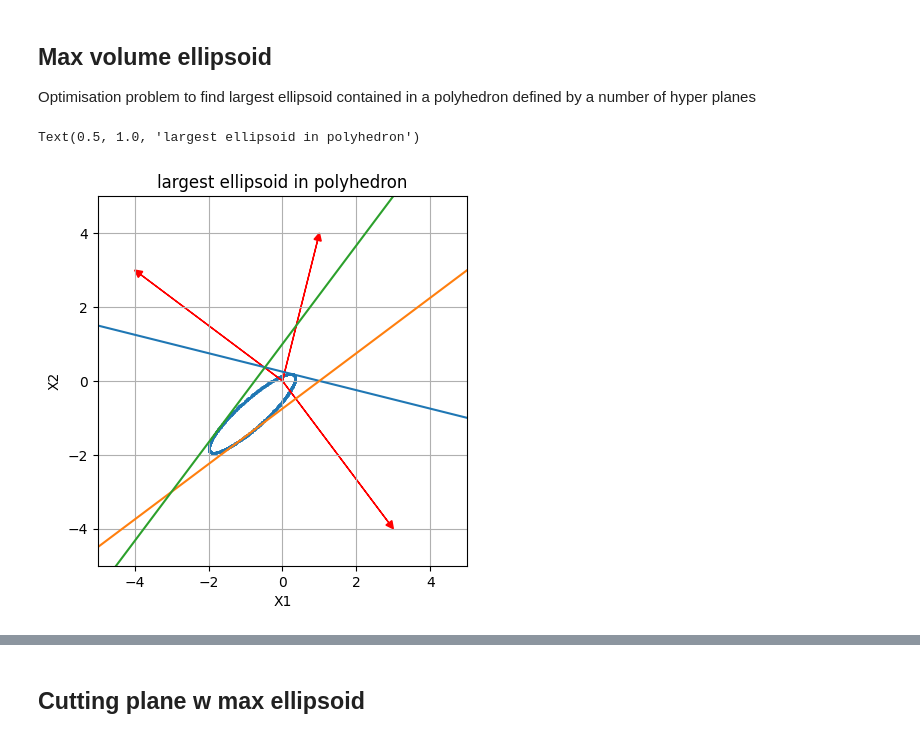
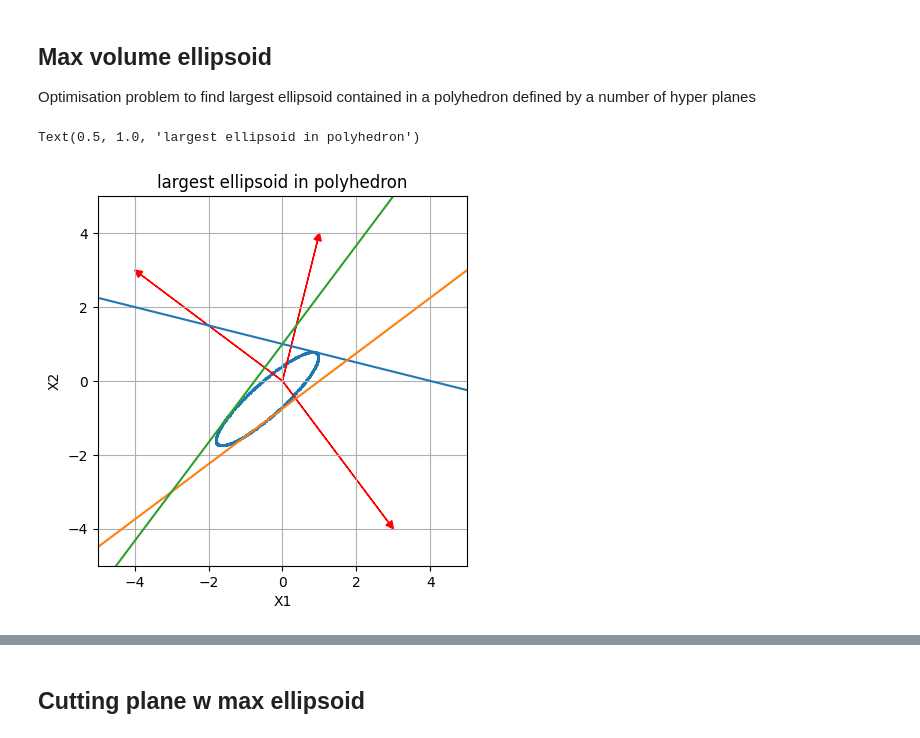
Before and after one commit to FergusCurrie/optimisation, a Jupyter notebook: notebooks/cutting-plane-method.ipynb, the cells around one changed output, grey strips where cells are left out. Saved outputs shown, nothing was run; the diff lists cells and outputs as text; code cells hidden in the pictures.

```diff
--- a/notebooks/cutting-plane-method.ipynb
+++ b/notebooks/cutting-plane-method.ipynb
@@ -75,22 +94,22 @@ def maximum_volume_ellipsoid(polyhedron):
 # %%
 # Init test problem
 A = [[1,4],
      [3,-4],
      [-4,3]]
-b = [1,3, 3]
+b = [4,3, 3]
 
 # RUn max volume ellpsoid program
-value, B, d = maximum_volume_ellipsoid(A)
+value, B, d = maximum_volume_ellipsoid(A, b)
 
 # plot hyperplanes defining polyhedron, then ellipsoid
 u = np.random.randn(2, 1000)
 u = u / np.linalg.norm(u, 2, axis=0)
 u_ = (B @ u) + np.array([d for _ in range(1000)]).T
 fig, ax = plt.subplots()
 ax.scatter(*u_ , s=1)
 for a_, b_ in zip(A,b):
     plot_hyperplane(ax, a_, b_)
 ax.set_title('largest ellipsoid in polyhedron')
 # %% [output]
 Text(0.5, 1.0, 'largest ellipsoid in polyhedron')
-[figure, old version]
+[figure, new version]
```
Also changed, not shown: parts of 11 cells of this notebook.
